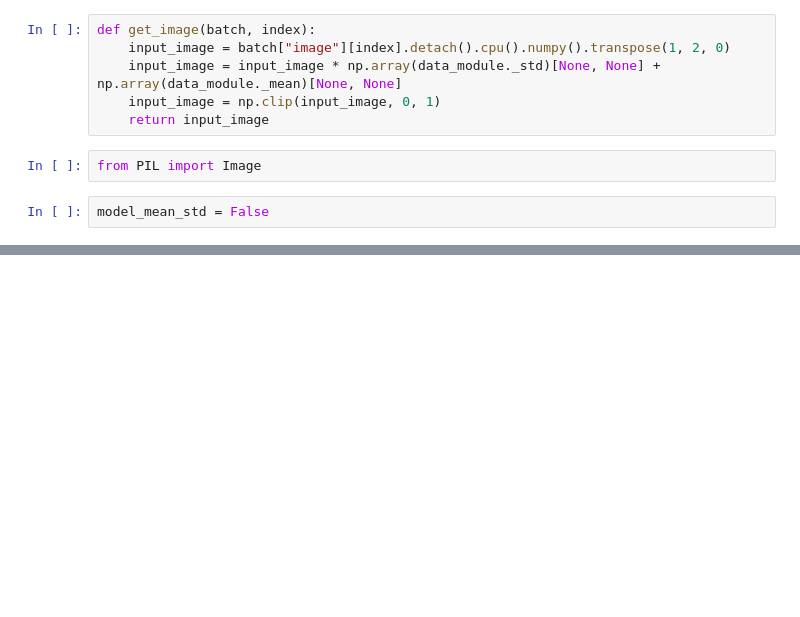
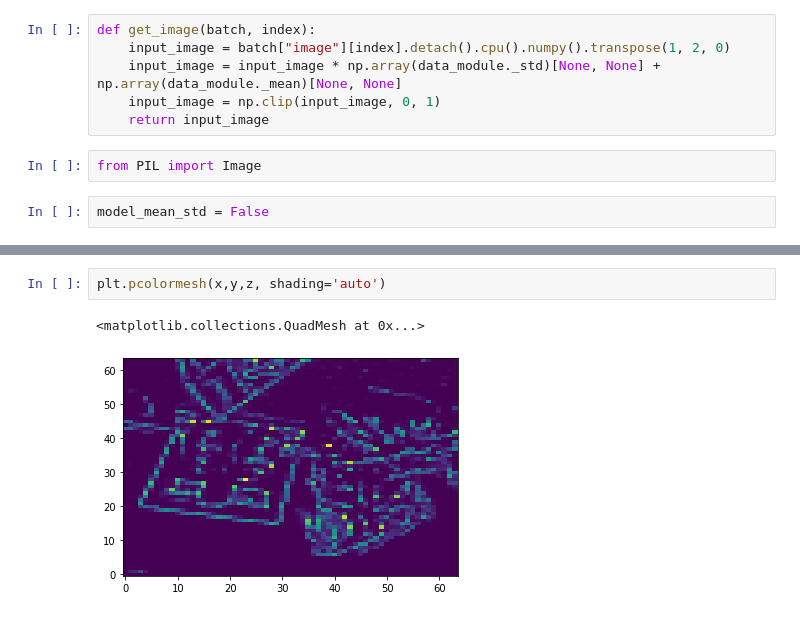
Before and after one commit to Enkrl-last/sparse-feature-pyramid, a Jupyter notebook: notebook/Heat_map_for_mask.ipynb, the cells around one changed output, grey strips where cells are left out. Drawn from its saved outputs; the diff is of its cells as text; blank space fills up the shorter version.

```diff
--- a/notebook/Heat_map_for_mask.ipynb
+++ b/notebook/Heat_map_for_mask.ipynb
@@ -148,0 +136,5 @@ mask = output[2][level][0][0].detach().cpu().numpy()#.reshape(-1)
+# %%
+plt.pcolormesh(x,y,z, shading='auto')
+# %% [output]
+<matplotlib.collections.QuadMesh at 0x...>
+[figure, added]
```
Also changed, not shown: parts of 21 cells of this notebook, 3 other files.
